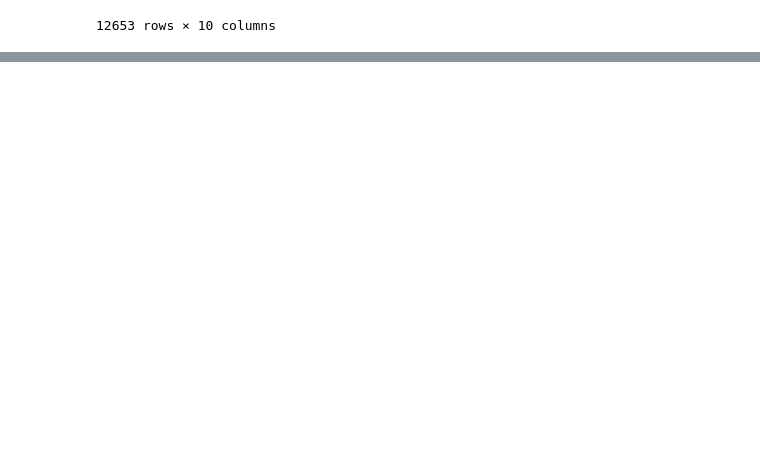
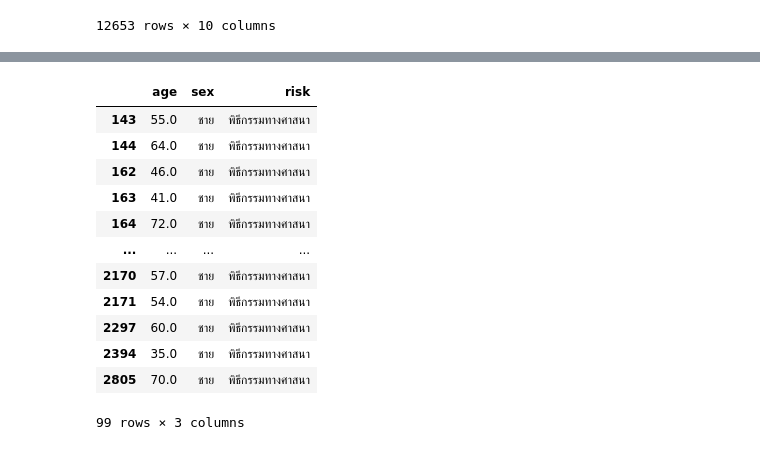
Before and after one commit to mintra-tippayaratsontorn/data_viz_2022, a Jupyter notebook: DataViz01_Table_Data.ipynb, the cells around one changed output, grey strips where cells are left out. Cells and saved outputs as stored; diff of their text form; code cells hidden in the pictures; blank space fills up the shorter version.

```diff
--- a/DataViz01_Table_Data.ipynb
+++ b/DataViz01_Table_Data.ipynb
@@ -180,0 +251,17 @@ data_HW
+# %%
+risk2 = hw_drop[hw_drop['risk'] == 'พิธีกรรมทางศาสนา']  # เลือกข้อมูล risk ที่มาจากพิธีกรรมทางศาสนา
+risk2
+# %% [output]
+|  | age | sex | risk |
+| 143 | 55.0 | ชาย | พิธีกรรมทางศาสนา |
+| 144 | 64.0 | ชาย | พิธีกรรมทางศาสนา |
+| 162 | 46.0 | ชาย | พิธีกรรมทางศาสนา |
+| 163 | 41.0 | ชาย | พิธีกรรมทางศาสนา |
+| 164 | 72.0 | ชาย | พิธีกรรมทางศาสนา |
+| ... | ... | ... | ... |
+| 2170 | 57.0 | ชาย | พิธีกรรมทางศาสนา |
+| 2171 | 54.0 | ชาย | พิธีกรรมทางศาสนา |
+| 2297 | 60.0 | ชาย | พิธีกรรมทางศาสนา |
+| 2394 | 35.0 | ชาย | พิธีกรรมทางศาสนา |
+| 2805 | 70.0 | ชาย | พิธีกรรมทางศาสนา |
+99 rows × 3 columns
```
Also changed, not shown: parts of 22 cells of this notebook.
